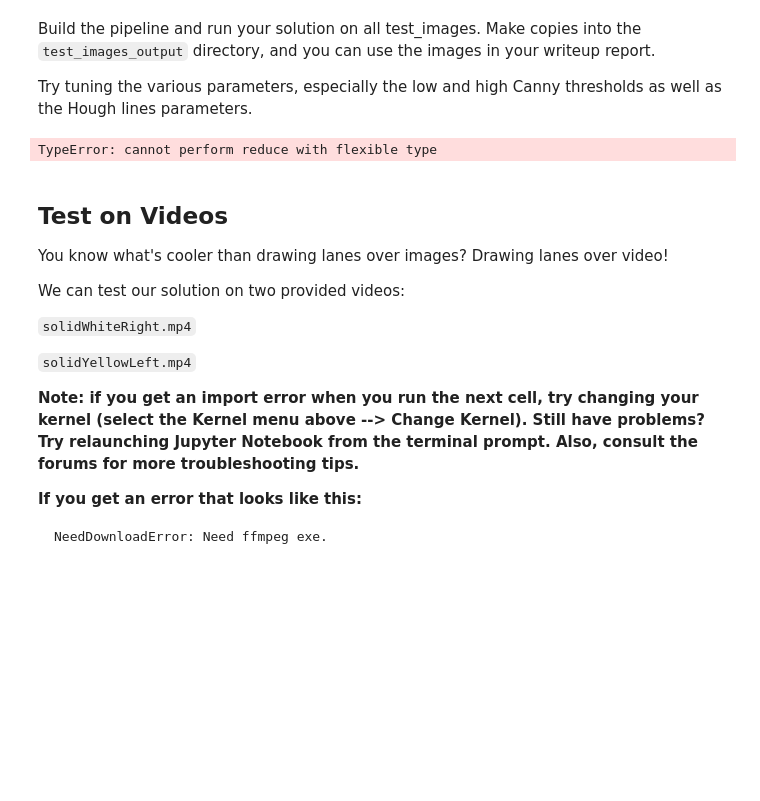
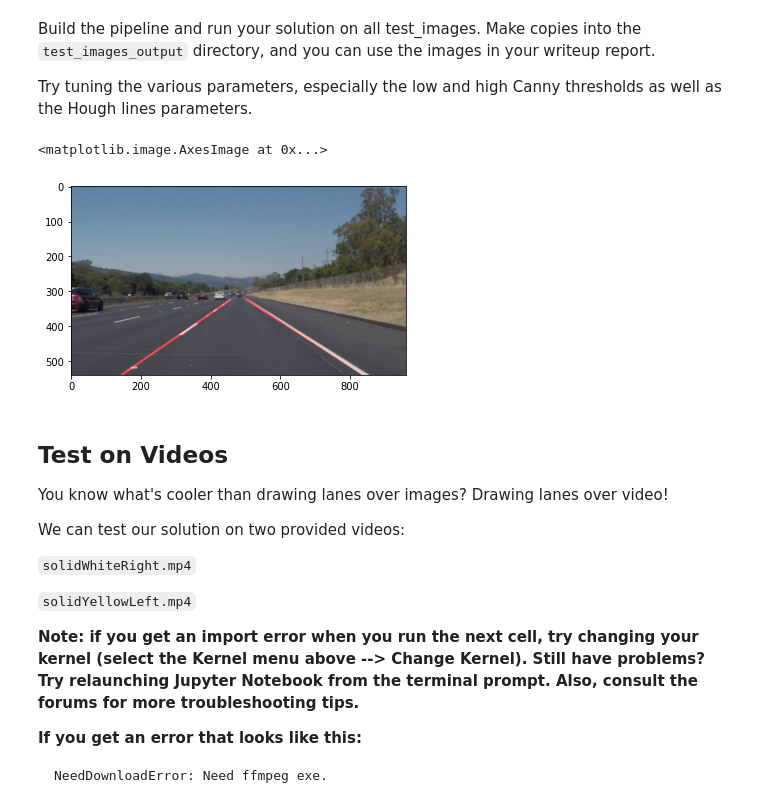
Before and after one commit to Simeng-H/CarND-LaneLines-P1, a Jupyter notebook: P1.ipynb, the cells around one changed output. Drawn from its saved outputs; the diff is of its cells as text; code cells hidden in the pictures; blank space fills up the shorter version.

Commit message:
complete line detection in video

```diff
--- a/P1.ipynb
+++ b/P1.ipynb
@@ -166,21 +166,32 @@ def draw_lines(img, lines, color=[255, 0, 0], thickness=2):
             else:
                 right_gradients.append(m)
                 right_y_intercepts.append(b)
-    left_gradient = np.mean(left_gradients)
-    left_y_intercept = np.mean(left_y_intercepts)
-    right_gradient = np.mean(right_gradients)
-    right_y_intercept = np.mean(right_y_intercepts)
+    left_gradient = calculate_adjusted_mean(left_gradients)
+    left_y_intercept = calculate_adjusted_mean(left_y_intercepts)
+    right_gradient = calculate_adjusted_mean(right_gradients)
+    right_y_intercept = calculate_adjusted_mean(right_y_intercepts)
 
     # generate averaged lines
-    left_line_p1 = (int((y_size-left_y_intercept)/left_gradient), y_size)
-    left_line_p2 = (int((y_size*3/5-left_y_intercept)/left_gradient), y_size*3//5)
+    try:
+        left_line_p1 = (int((y_size-left_y_intercept)/left_gradient), y_size)
+        left_line_p2 = (int((y_size*3/5-left_y_intercept)/left_gradient), y_size*3//5)
 
-    right_line_p1 = (int((y_size-right_y_intercept)/right_gradient), y_size)
-    right_line_p2 = (int((y_size*3/5-right_y_intercept)/right_gradient), y_size*3//5)
+        right_line_p1 = (int((y_size-right_y_intercept)/right_gradient), y_size)
+        right_line_p2 = (int((y_size*3/5-right_y_intercept)/right_gradient), y_size*3//5)
+    except:
+        return
 
     # plot averaged lines
     cv2.line(img, left_line_p1, left_line_p2, color, thickness)
     cv2.line(img, right_line_p1, right_line_p2, color, thickness)
+
+def calculate_adjusted_mean(input_lst:list):
+    if(len(input_lst) < 4):
+        return np.mean(input_lst)
+    first_quartile = np.quantile(input_lst,0.25)
+    third_quartile = np.quantile(input_lst,0.75)
+    middle_values = [x for x in input_lst if first_quartile<=x<=third_quartile]
+    return np.mean(middle_values)
 
 def hough_lines(img, rho, theta, threshold, min_line_len, max_line_gap):
     """
@@ -242,25 +253,20 @@ def draw_lane_lines(img:np.ndarray):
         (x_size*9/10,y_size),
     ]], dtype=np.int32)
     blurred_img = gaussian_blur(grayed_img, 5)
-    canny_img = canny(blurred_img, 80,240)
+    canny_img = canny(blurred_img, 50,150)
     masked_img = region_of_interest(canny_img, vertices)
     line_img = hough_lines(
         img=masked_img,
         rho=2,
-        theta=np.pi/360,
+        theta=np.pi/180,
         threshold=1,
         min_line_len=40,
-        max_line_gap=20
+        max_line_gap=12
         )
     combined_img = weighted_img(line_img,img)
     return combined_img
-
-
-# plt.imshow(draw_lane_lines(image), cmap='gray')
-
-for filename in os.listdir("test_images/"):
-    img = mpimg.imread("test_images/"+filename)
-    annotated_img = draw_lane_lines(img)
-    mpimg.imsave("./test_images_output/"+filename, annotated_img)
-# %% [output]
-TypeError: cannot perform reduce with flexible type
+# %%
+plt.imshow(draw_lane_lines(image), cmap='gray')
+# %% [output]
+<matplotlib.image.AxesImage at 0x...>
+[figure, added]
```
Also changed, not shown: parts of 9 cells of this notebook.
